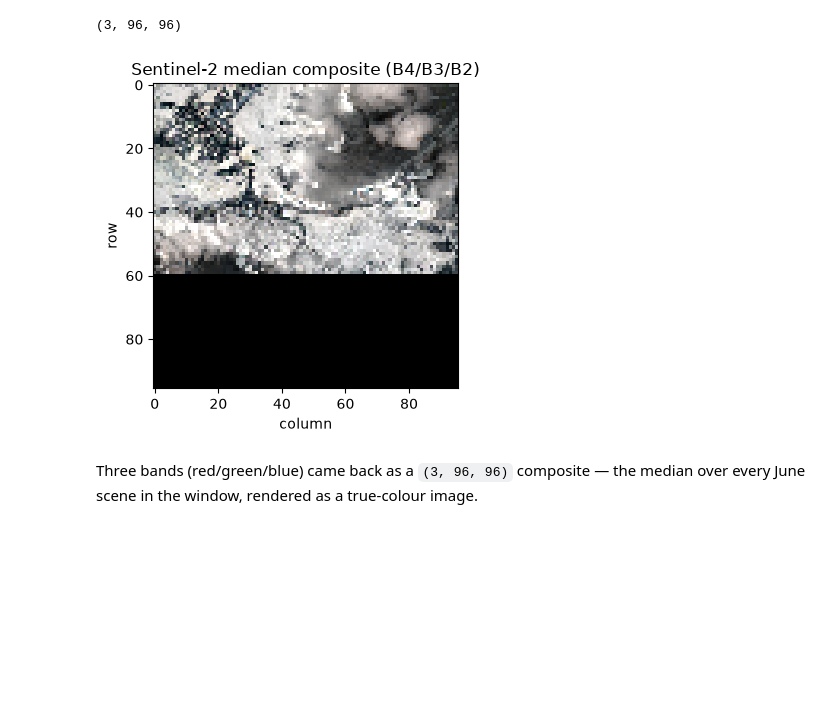
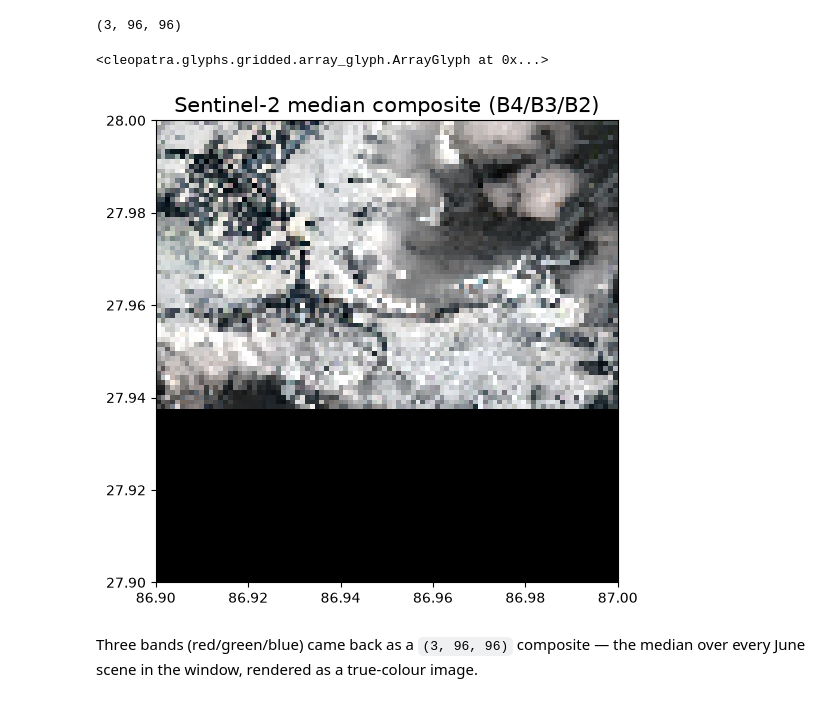
Before and after one commit to serapeum-org/pyramids-eo, a Jupyter notebook: docs/examples/earth_engine_reader.ipynb, the cells around one changed output. Drawn from its saved outputs; the diff is of its cells as text; code cells hidden in the pictures; blank space fills up the shorter version.

```diff
--- a/docs/examples/earth_engine_reader.ipynb
+++ b/docs/examples/earth_engine_reader.ipynb
@@ -180,9 +170,13 @@ s2.shape
 # %% [output]
 (3, 96, 96)
 # %%
-show_rgb(s2, "Sentinel-2 median composite (B4/B3/B2)")
+s2.plot(
+    rgb_options={"rgb": [0, 1, 2], "percentile": 2},
+    title="Sentinel-2 median composite (B4/B3/B2)",
+)
 # %% [output]
+<cleopatra.glyphs.gridded.array_glyph.ArrayGlyph at 0x...>
-[figure, old version]
+[figure, new version]
 # %% [markdown]
 Three bands (red/green/blue) came back as a `(3, 96, 96)` composite — the median over every June scene in the window, rendered as a true-colour image.
 # %% [markdown]
```
Also changed, not shown: parts of 10 cells of this notebook.
